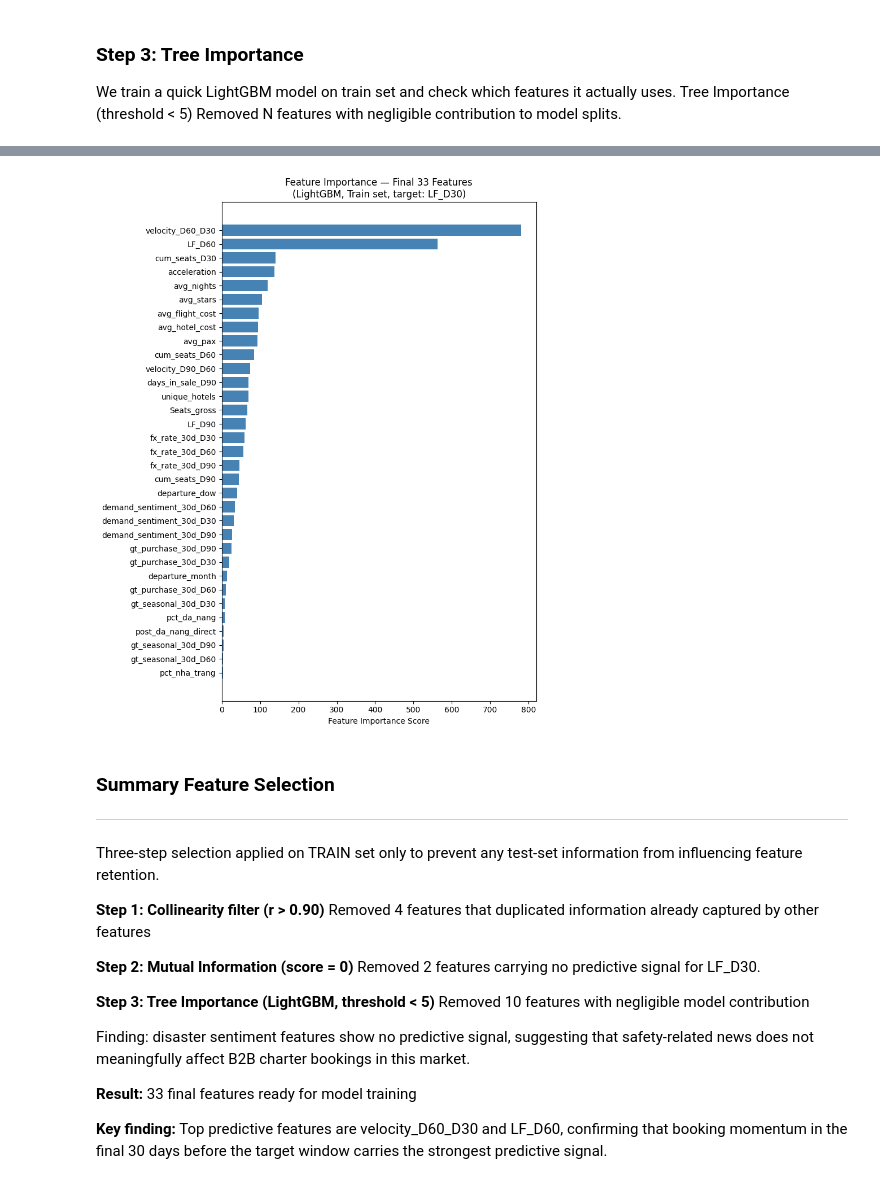
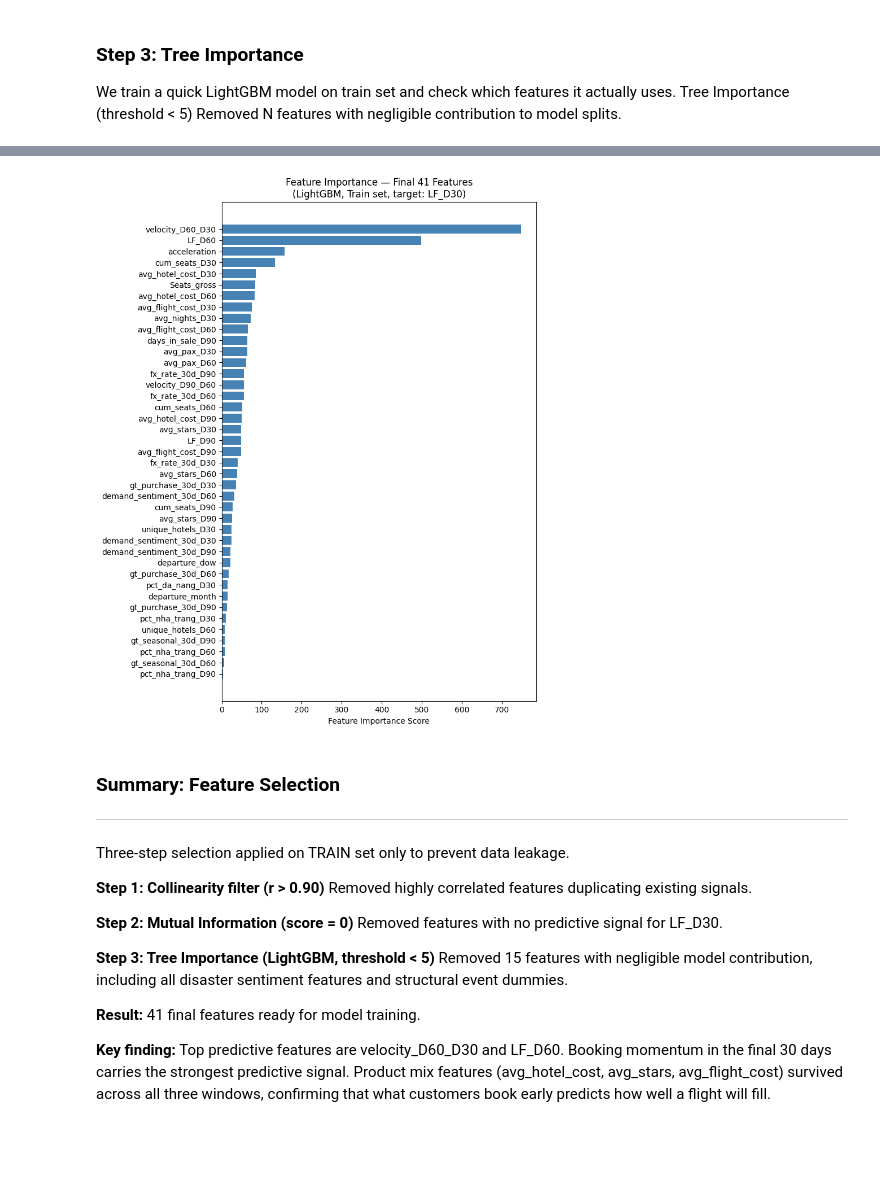
Before and after one commit to VildanaRazumova/thesis-demand-forecasting, a Jupyter notebook: thesis_notebook_final.ipynb, the cells around one changed output, grey strips where cells are left out. Saved outputs shown, nothing was run; the diff lists cells and outputs as text; code cells hidden in the pictures; blank space fills up the shorter version.

```diff
--- a/thesis_notebook_final.ipynb
+++ b/thesis_notebook_final.ipynb
@@ -1420,9 +1426,0 @@ Name: count, dtype: int64
-# %%
-# Convert HotelStars to numeric first
-df_joined_all['HotelStars_num'] = (
-    df_joined_all['HotelStars']
-    .str.extract(r'(\d+)')  # extract just the number: "5*" -> "5"
-    .astype(float)
-)
-
-print(df_joined_all['HotelStars_num'].value_counts())
@@ -1717,0 +1755,19 @@ max               206.0             236.0             266.0            289.0
+# %%
+# Fill NaN = 0 for flights with no visible bookings at a window
+# Prevent errors for simple models such as Linear Regression & Random Forest
+# XGBoost and LightGBM handle NaN natively, but sklearn models do not.
+
+hotel_cols = [c for c in df_curves.columns if any(
+    c.startswith(p) for p in [
+        'avg_hotel_cost', 'avg_stars', 'avg_nights',
+        'avg_pax', 'avg_flight_cost', 'unique_hotels',
+        'pct_phu_quoc', 'pct_nha_trang', 'pct_da_nang',
+        'bookings_visible'
+    ]
+)]
+
+df_curves[hotel_cols] = df_curves[hotel_cols].fillna(0)
+
+# Verify no NaNs remain
+print(f"NaN values remaining: {df_curves[hotel_cols].isnull().sum().sum()}")
+print(f"df_curves shape: {df_curves.shape}")
@@ -2354,6 +2432,9 @@ EXCLUDE = [
     'fx_rate_30d_D7',
     'gt_purchase_30d_D7', 'gt_seasonal_30d_D7',
     'disaster_sentiment_30d_D7', 'demand_sentiment_30d_D7',
+
+     # Booking counts per window — redundant with cum_seats_DXX
+    'bookings_visible_D90', 'bookings_visible_D60', 'bookings_visible_D30',
 ]
 
 feature_cols = [
@@ -2498,50 +2573,42 @@ Final features: 33
 # %%
-# Final importance plot — retrain on 33 features only
+# Final importance plot
 X_train_final = train[feature_cols_final].select_dtypes(include='number').fillna(0)
 y_train = train['LF_D30']
 
 model_final = lgb.LGBMRegressor(n_estimators=100, random_state=42, verbose=-1)
 model_final.fit(X_train_final, y_train)
 
 importance_final = pd.DataFrame({
     'feature': X_train_final.columns,
     'importance': model_final.feature_importances_
 }).sort_values('importance', ascending=False)
 
 plt.figure(figsize=(8, 10))
 plt.barh(importance_final['feature'],
          importance_final['importance'],
          color='steelblue')
 plt.xlabel('Feature Importance Score')
-plt.title('Feature Importance — Final 33 Features\n(LightGBM, Train set, target: LF_D30)')
+plt.title('Feature Importance — Final 41 Features\n(LightGBM, Train set, target: LF_D30)')
 plt.gca().invert_yaxis()
 plt.tight_layout()
 plt.show()
 # %% [output]
-[figure, old version]
+[figure, new version]
 # %% [markdown]
-### Summary Feature Selection
-
+### Summary: Feature Selection
 ---
-
-Three-step selection applied on TRAIN set only to prevent any test-set information from influencing feature retention.
+Three-step selection applied on TRAIN set only to prevent data leakage.
 
 **Step 1: Collinearity filter (r > 0.90)**
-Removed 4 features that duplicated information already captured
-by other features
+Removed highly correlated features duplicating existing signals.
 
 **Step 2: Mutual Information (score = 0)**
-Removed 2 features carrying no predictive signal for LF_D30.
+Removed features with no predictive signal for LF_D30.
 
 **Step 3: Tree Importance (LightGBM, threshold < 5)**
-Removed 10 features with negligible model contribution
+Removed 15 features with negligible model contribution, including all disaster sentiment features and structural event dummies.
 
-Finding: disaster sentiment features show no predictive signal,
-suggesting that safety-related news does not meaningfully affect
-B2B charter bookings in this market.
+**Result:** 41 final features ready for model training.
 
-**Result:** 33 final features ready for model training
-
-**Key finding:** Top predictive features are velocity_D60_D30 and LF_D60,
-confirming that booking momentum in the final 30 days before the
-target window carries the strongest predictive signal.
+**Key finding:** Top predictive features are velocity_D60_D30 and LF_D60. Booking momentum in the final 30 days carries the strongest predictive signal. Product mix features  (avg_hotel_cost, avg_stars, avg_flight_cost) survived
+across all three windows, confirming that what customers book early predicts how well a flight will fill.
```
Also changed, not shown: parts of 26 cells of this notebook.
